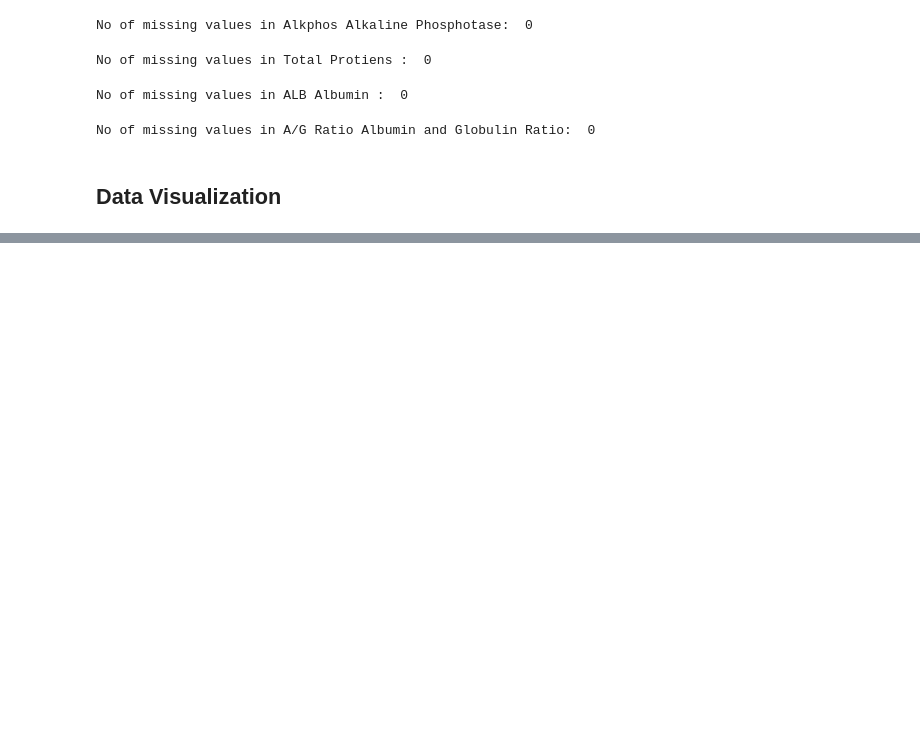
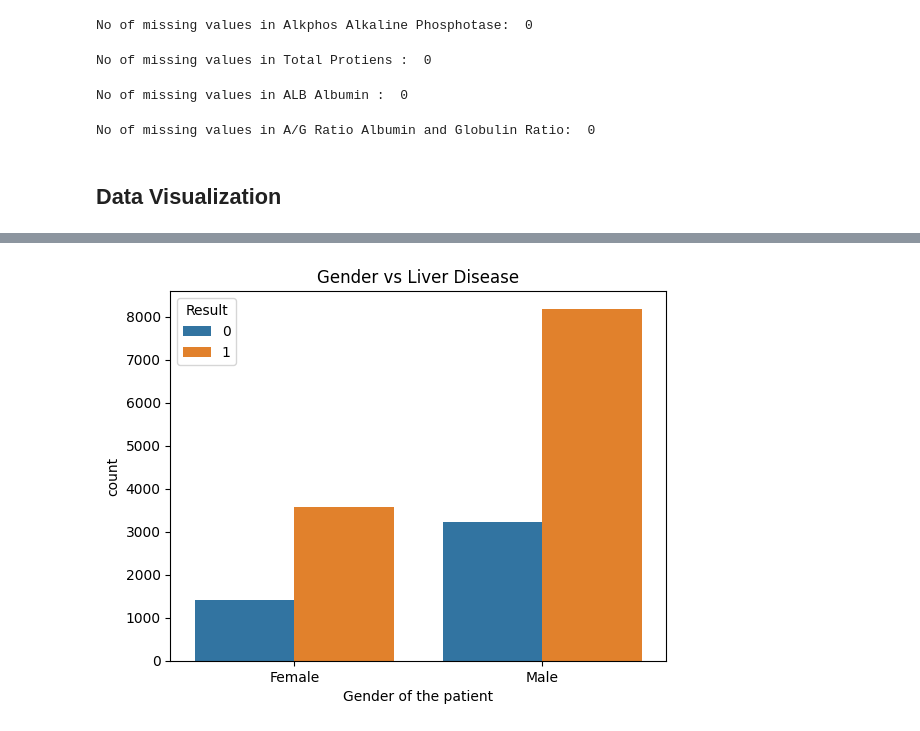
Before and after one commit to PrakharAgrawal123/AI-Health-Prediction, a Jupyter notebook: diabetes-prediction-master/training/liver_prediction.ipynb, the cells around one changed output, grey strips where cells are left out. Drawn from its saved outputs; the diff is of its cells as text; code cells hidden in the pictures; blank space fills up the shorter version.

```diff
--- a/diabetes-prediction-master/training/liver_prediction.ipynb
+++ b/diabetes-prediction-master/training/liver_prediction.ipynb
@@ -123,0 +139,8 @@ No of missing values in A/G Ratio Albumin and Globulin Ratio:  0
+# %%
+# Gender vs Disease (Which one is suffering from disease mostly male of female )
+
+sns.countplot(x='Gender of the patient', hue='Result', data=df)
+plt.title("Gender vs Liver Disease")
+plt.show()
+# %% [output]
+[figure, added]
```
Also changed, not shown: parts of 12 cells of this notebook.
